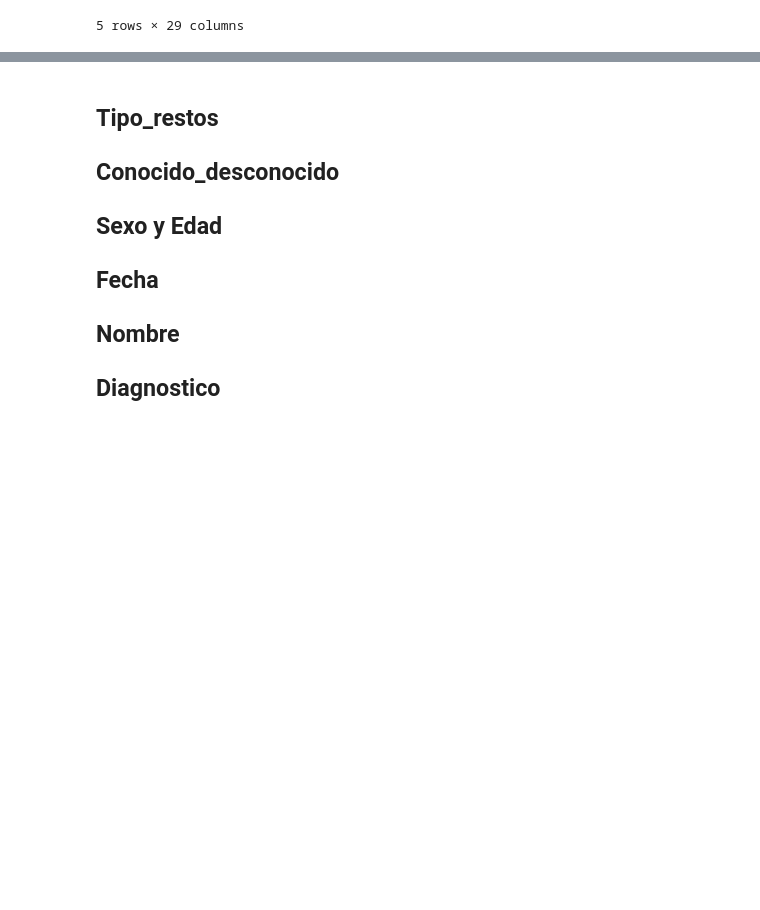
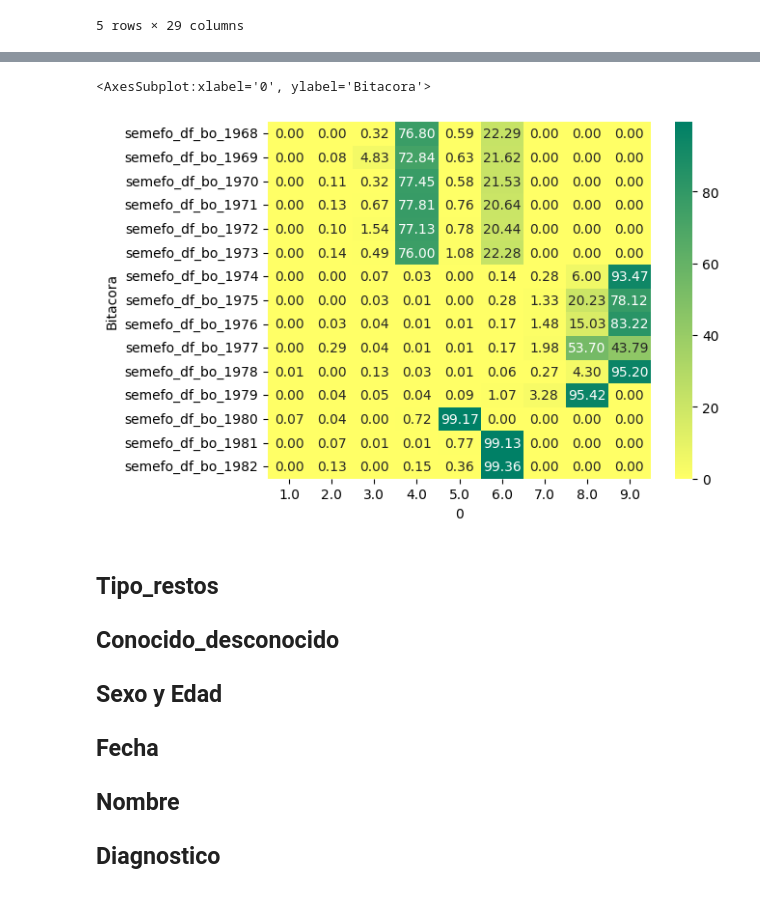
Before and after one commit to mar-esther23/SEMEFO_busqueda, a Jupyter notebook: HBO_analisis.ipynb, the cells around one changed output, grey strips where cells are left out. Cells and saved outputs as stored; diff of their text form; code cells hidden in the pictures; blank space fills up the shorter version.

```diff
--- a/HBO_analisis.ipynb
+++ b/HBO_analisis.ipynb
@@ -102,0 +99,7 @@ Datos faltantes por año
+# %%
+df_no_proc = df[(df['Procedencia_transcrito']=='S-D') | (df['Numero_acta_transcrito']=='S-D')]
+
+for col in df_no_proc.columns:
+    if df_no_proc[col].dtype=='category':
+        print(col)
+        display(df_no_proc[col].value_counts(normalize=True).head())
@@ -102,0 +114,14 @@ Datos faltantes por año
+# %%
+df_notnan = (df[col_trans]!='S-D')
+df_notnan['Bitacora'] = df['Bitacora_ingresos']
+
+dic_miss_año = { 'Numero_progresivo_transcrito': ['1968','1969','1970','1971','1972','1973','1979','1980','1981','1982'],
+                'Edad_transcrito': ['1968','1969','1970','1971','1972','1973','1980','1981','1982'],
+                'Diagnostico_transcrito': ['1968','1969','1970','1971','1972','1973','1980','1981','1982'],
+                'Foja_transcrito': ['1980'] }
+for col, años in dic_miss_año.items():
+    años = [f"semefo_df_bo_{a}" for a in años]
+    df_notnan.loc[ df_notnan['Bitacora'].isin(años), col] = nan
+
+df_notnan_row = df_notnan.drop('Bitacora', axis=1).sum(axis=1).to_frame()
+df_notnan_row.value_counts().sort_index()
@@ -103,3 +139,11 @@ Datos faltantes por año
+# %%
+df_notnan_row['Bitacora'] = df['Bitacora_ingresos']
+df_notnan_row_anual = df_notnan_row.pivot_table(columns=0, index='Bitacora', aggfunc='size')
+df_notnan_row_anual = df_notnan_row_anual.divide(ingresos_anuales, axis=0)
+sns.heatmap(df_notnan_row_anual*100, cmap='summer_r', annot=True, fmt=".2f")
+# %% [output]
+<AxesSubplot:xlabel='0', ylabel='Bitacora'>
+[figure, added]
 # %% [markdown]
 ## Tipo_restos
 ## Conocido_desconocido
```
Also changed, not shown: parts of 18 cells of this notebook.
